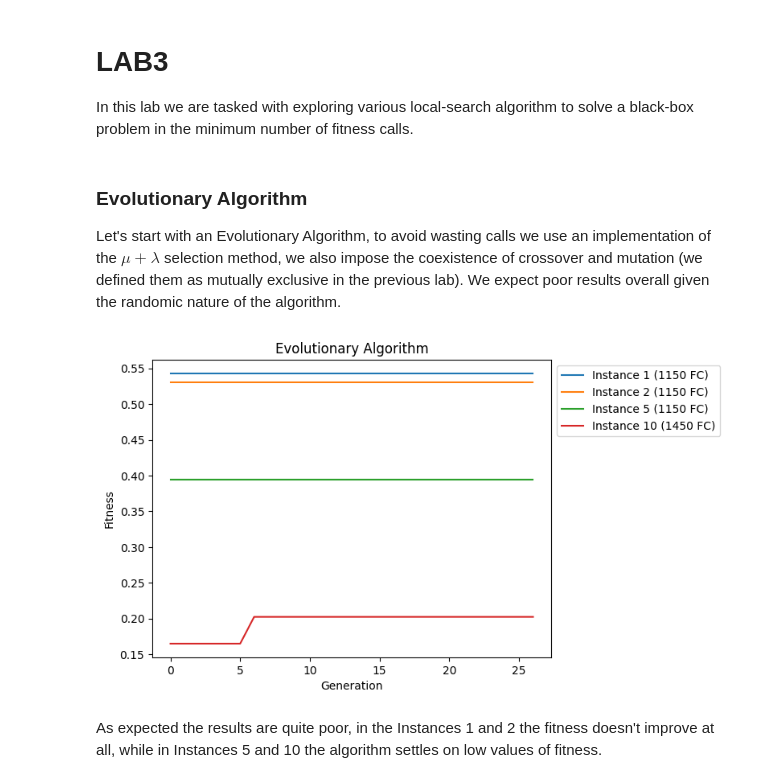
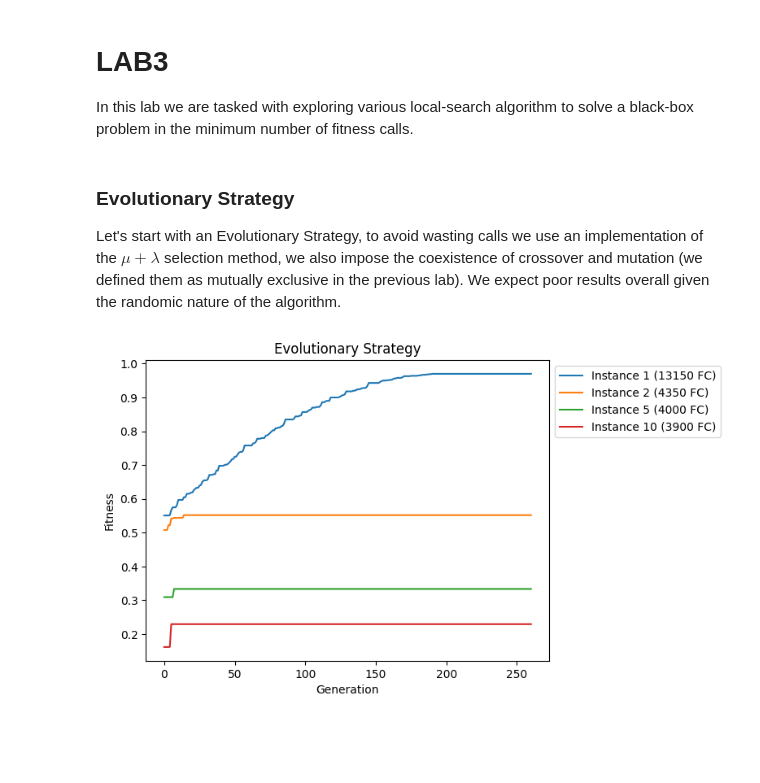
Before and after one commit to GNNatan/compint, a Jupyter notebook: Lab3/lab9.ipynb, the cells around one changed output. Saved outputs shown, nothing was run; the diff lists cells and outputs as text; code cells hidden in the pictures; blank space fills up the shorter version.

```diff
--- a/Lab3/lab9.ipynb
+++ b/Lab3/lab9.ipynb
@@ -12,37 +24,12 @@ import lab9_lib
 # %% [markdown]
-### Evolutionary Algorithm
-Let's start with an Evolutionary Algorithm, to avoid wasting calls we use an implementation of the $\mu + \lambda$ selection method, we also impose the coexistence of crossover and mutation (we defined them as mutually exclusive in the previous lab).
+### Evolutionary Strategy
+Let's start with an Evolutionary Strategy, to avoid wasting calls we use an implementation of the $\mu + \lambda$ selection method, we also impose the coexistence of crossover and mutation (we defined them as mutually exclusive in the previous lab).
 We expect poor results overall given the randomic nature of the algorithm.
 # %%
 p_1 = lab9_lib.make_problem(1)
 p_2 = lab9_lib.make_problem(2)
 p_5 = lab9_lib.make_problem(5)
 p_10 = lab9_lib.make_problem(10)
-
-NUM_LOCI = 1000
-
-class Individual:
-    def __init__(self, genome):
-        self.genome = genome
-        self.fitness = None
-
-    def evaluate(self, fitness):
-        if self.fitness is None:
-            self.fitness = fitness(self.genome)
-        return self.fitness
-
-    def gen_to_int(self, split_size):
-        if len(self.genome)%split_size!=0:
-            return self.genome
-        chunks = [self.genome[i:i+split_size] for i in range(0, len(self.genome), split_size)]
-        ints = []
-        for chunk in chunks:
-            sum = 0
-            for n in range(split_size):
-                if chunk[n] == 1:
-                    sum += 2 ** (split_size - n - 1)
-            ints.append(sum)
-        return ints
 
 
 
@@ -67,48 +54,46 @@ def sortKey(arg, holder, fitness, iteration):  #stores the maximum inside the ho
         holder[1]=iteration
     return f
 
-def ea(pop_size, num_offsprings, fitness, mutation_rate=0.15, max_wait=20):
+def es(fitness, pop_size=100, num_offsprings=50, mutation_rate=0.15, max_wait=70):
     population = []
     fitness_plot = []
     for _ in range(pop_size):
         c = choices([0, 1], k=NUM_LOCI)
         population.append(Individual(c))
     fitness_holder = [0, 0] #use list as a mutable variable containing the max fitness in position 0 and the index of the last iteration that improved it on position 1
     i = 0
     while fitness_holder[0]!=1 and i < fitness_holder[1] + max_wait:  #if no improvement in max_wait generations, stop
         i += 1
         offsprings = []
         for _ in range(num_offsprings):
             p1, p2 = sample(population, 2)
             o = crossover(p1, p2)
             if random() < mutation_rate:
                 o = mutate(o)
             offsprings.append(o)
         population.extend(offsprings)
-        population.sort(key = lambda p : sortKey(p, fitness_holder, fitness, i))
+        population.sort(key = lambda p : sortKey(p, fitness_holder, fitness, i), reverse=True)
         population = population[:pop_size]
         fitness_plot.append(fitness_holder[0])
     return fitness_plot, fitness.calls
 
-ea1, ea1c = ea(100, 50, p_1)
-ea2, ea2c = ea(100, 50, p_2)
-ea5, ea5c = ea(100, 50, p_5)
-ea10, ea10c = ea(100, 50, p_10)
-x_axis = range(max(len(ea1), len(ea2), len(ea5), len(ea10)))
-for a in [ea1, ea2, ea5, ea10]:
+es1, es1c = es(p_1)
+es2, es2c = es(p_2)
+es5, es5c = es(p_5)
+es10, es10c = es(p_10)
+x_axis = range(max(len(es1), len(es2), len(es5), len(es10)))
+for a in [es1, es2, es5, es10]:
     while len(a) < len(x_axis):
         a.append(a[-1])
 
-plt.title("Evolutionary Algorithm")
+plt.title("Evolutionary Strategy")
 plt.xlabel("Generation")
 plt.ylabel("Fitness")
-plt.plot(x_axis, ea1, label = "Instance 1 ("+str(ea1c)+" FC)")
-plt.plot(x_axis, ea2, label = "Instance 2 ("+str(ea2c)+" FC)")
-plt.plot(x_axis, ea5, label = "Instance 5 ("+str(ea5c)+" FC)")
-plt.plot(x_axis, ea10, label = "Instance 10 ("+str(ea10c)+" FC)")
+plt.plot(x_axis, es1, label = "Instance 1 ("+str(es1c)+" FC)")
+plt.plot(x_axis, es2, label = "Instance 2 ("+str(es2c)+" FC)")
+plt.plot(x_axis, es5, label = "Instance 5 ("+str(es5c)+" FC)")
+plt.plot(x_axis, es10, label = "Instance 10 ("+str(es10c)+" FC)")
 plt.legend(loc='upper left', bbox_to_anchor=(1, 1))
 plt.show()
 # %% [output]
-[figure, old version]
+[figure, new version]
-# %% [markdown]
-As expected the results are quite poor, in the Instances 1 and 2 the fitness doesn't improve at all, while in Instances 5 and 10 the algorithm settles on low values of fitness.
```
Also changed, not shown: parts of 22 cells of this notebook.
